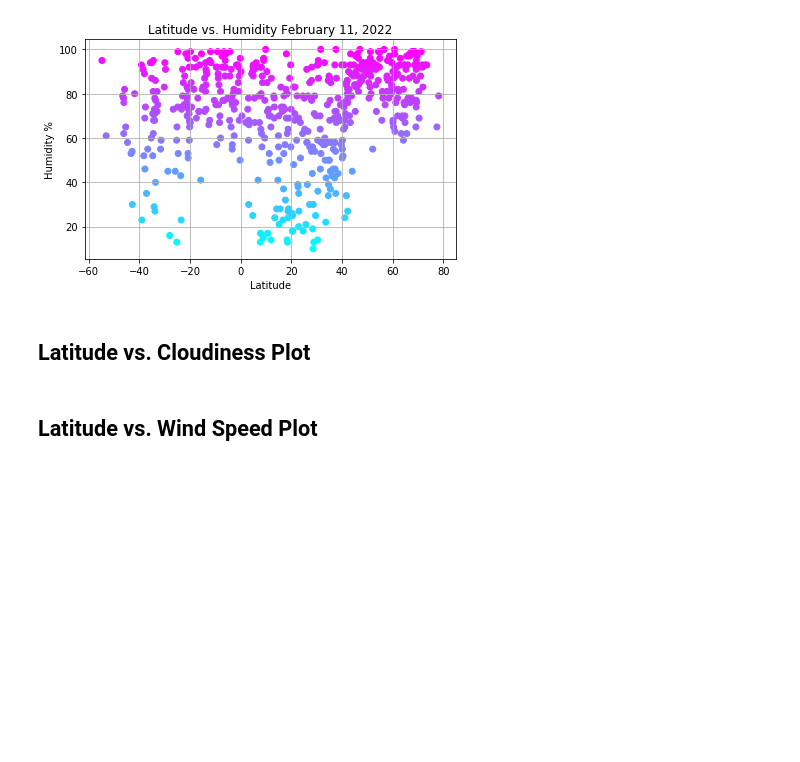
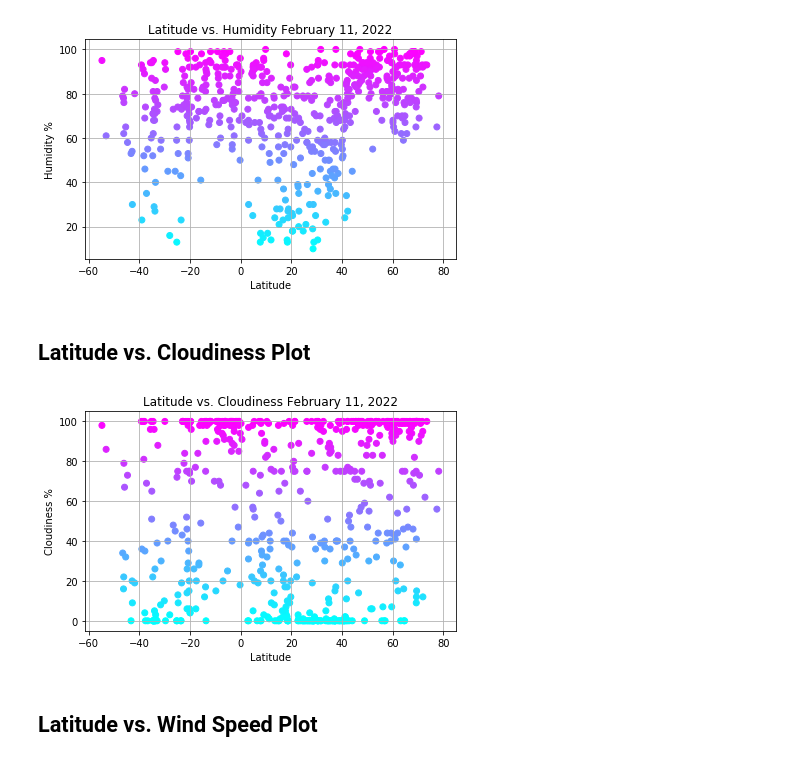
Before and after one commit to SidDas8/python-api-challenge, a Jupyter notebook: WeatherPy/WeatherPy.ipynb, the cells around one changed output. Drawn from its saved outputs; the diff is of its cells as text; code cells hidden in the pictures; blank space fills up the shorter version.

Commit message:
Completed Latitude vs. Cloudiness Plot.

```diff
--- a/WeatherPy/WeatherPy.ipynb
+++ b/WeatherPy/WeatherPy.ipynb
@@ -267,6 +267,26 @@ plt.show()
 [figure]
 # %% [markdown]
 ## Latitude vs. Cloudiness Plot
+# %%
+# Scatter plot
+plt.scatter(cleancitydata_df['Latitude'], cleancitydata_df['Cloudiness'],
+            c =cleancitydata_df['Cloudiness'], cmap= 'cool')
+
+# Set textual properties
+plt.title(f'Latitude vs. Cloudiness ' + time.strftime('%B %d, %Y'))
+plt.ylabel('Cloudiness %')
+plt.xlabel('Latitude')
+
+# Format visualization
+plt.grid()
+plt.tight_layout()
+
+# Save plot to images folder
+plt.savefig('Images/latitude-cloudiness.png')
+
+plt.show()
+# %% [output]
+[figure, added]
 # %% [markdown]
 ## Latitude vs. Wind Speed Plot
 # %% [markdown]
```
